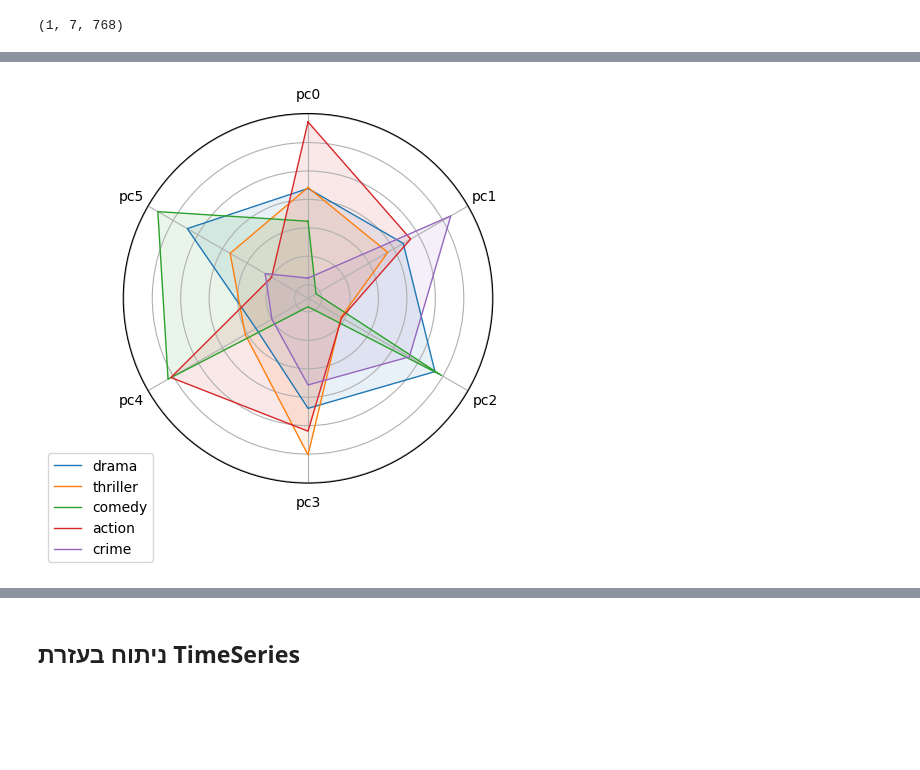
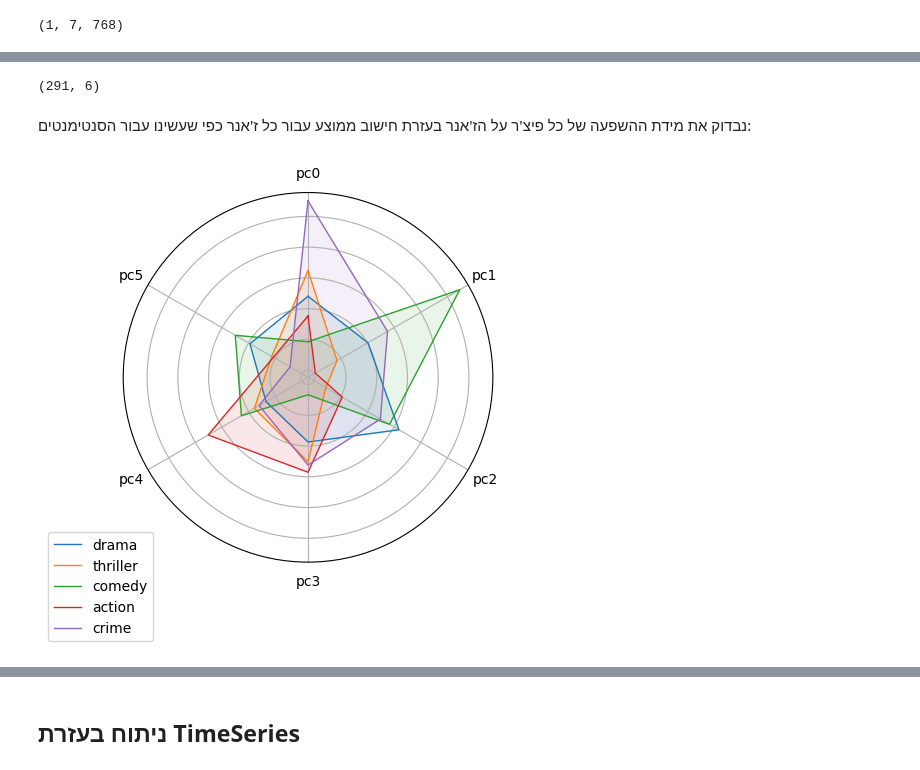
Before and after one commit to eitamyo/ou-workshop-project, a Jupyter notebook: sentimental-movie-classification.ipynb, the cells around one changed output, grey strips where cells are left out. Saved outputs shown, nothing was run; the diff lists cells and outputs as text; code cells hidden in the pictures; blank space fills up the shorter version.

```diff
--- a/sentimental-movie-classification.ipynb
+++ b/sentimental-movie-classification.ipynb
@@ -746,4 +759,6 @@ movie_emot_feats.shape
 # %%
-movie_avg_feats = movie_emot_feats.groupby('movie_id').agg(np.mean)
-movie_avg_feats.head()
+vc = movie_emot_feats.movie_id.value_counts()
+mid_filter = vc[vc >= 50].index
+movie_avg_feats = movie_emot_feats.groupby('movie_id').agg(np.mean).loc[mid_filter]
+movie_avg_feats.shape
 # %% [output]
@@ -757,0 +772,2 @@ movie_avg_feats.head()
+# %%
+movie_avg_feats_norm = (movie_avg_feats - movie_avg_feats.mean()) / movie_avg_feats.std()
@@ -758,8 +776,11 @@ movie_avg_feats.head()
 # %%
 from sklearn.decomposition import PCA
+
 def do_pca(df, n_components):
-    pca = PCA(n_components = n_components)
+    pca = PCA(n_components=n_components)
     principal_components = pca.fit_transform(df)
-    return pd.DataFrame(data = principal_components, columns = ['pc%d' % i for i in range(n_components)], index=df.index)
+    cols = ['pc%d' % i for i in range(n_components)]
+    return pd.DataFrame(data=principal_components, columns=cols, index=df.index)
 
-bin_principal_df = do_pca(movie_avg_feats, 2)
+bin_principal_df = do_pca(movie_avg_feats_norm, 2)
+bin_principal_df
@@ -780,10 +823,14 @@ plt.tight_layout()
 # %%
-hex_principal_df = do_pca(movie_avg_feats, 6)
+hex_principal_df = do_pca(movie_avg_feats_norm, 6)
+hex_principal_df.shape
+# %% [output]
+(291, 6)
+# %% [markdown]
+נבדוק את מידת ההשפעה של כל פיצ'ר על הז'אנר בעזרת חישוב ממוצע עבור כל ז'אנר כפי שעשינו עבור הסנטימנטים:
 # %%
-avg_pca_genres = hex_principal_df.join(meta[['genre_list']], on="movie_id", how="inner")
+avg_pca_genres = hex_principal_df.join(meta[['genre_list']], how="inner")
 genre_avg_pcas = avg_pca_genres.explode('genre_list').groupby('genre_list').agg(np.mean).loc[top_5_genres]
-pca_normalized = (genre_avg_pcas-genre_avg_pcas.mean())/genre_avg_pcas.std()
 
-show_spider(pca_normalized)
+show_spider(genre_avg_pcas)
 # %% [output]
-[figure, old version]
+[figure, new version]
```
Also changed, not shown: parts of 36 cells of this notebook.
